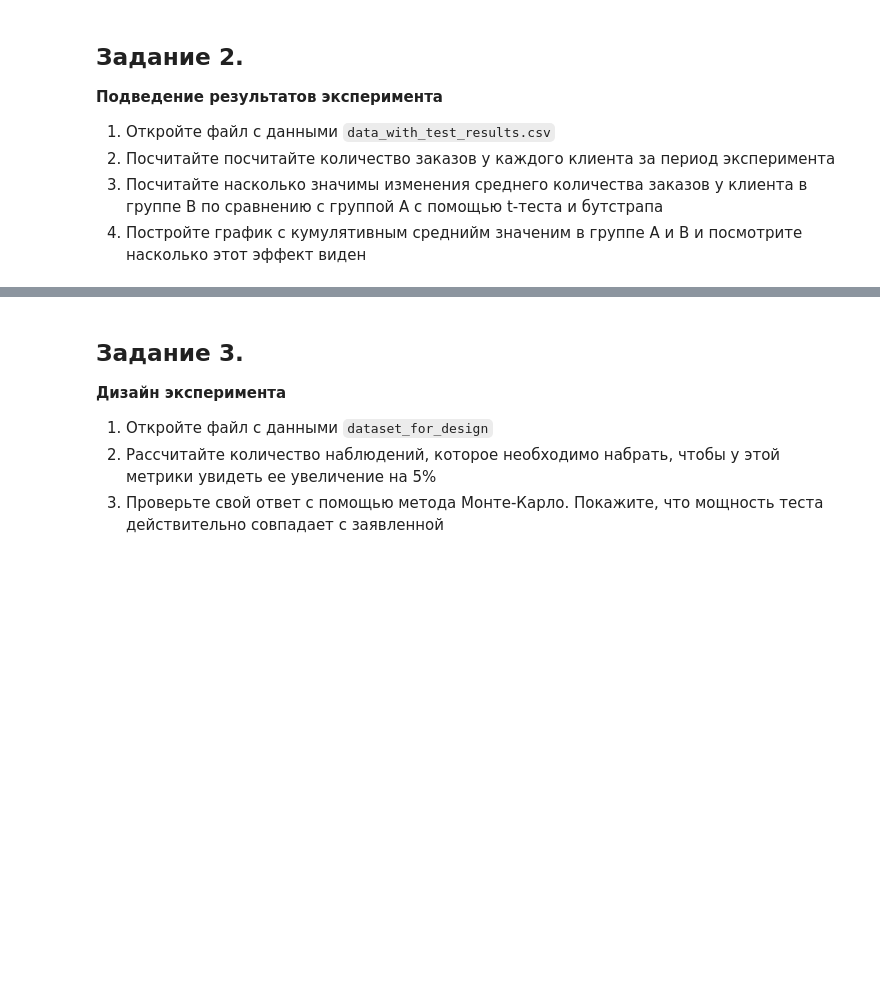
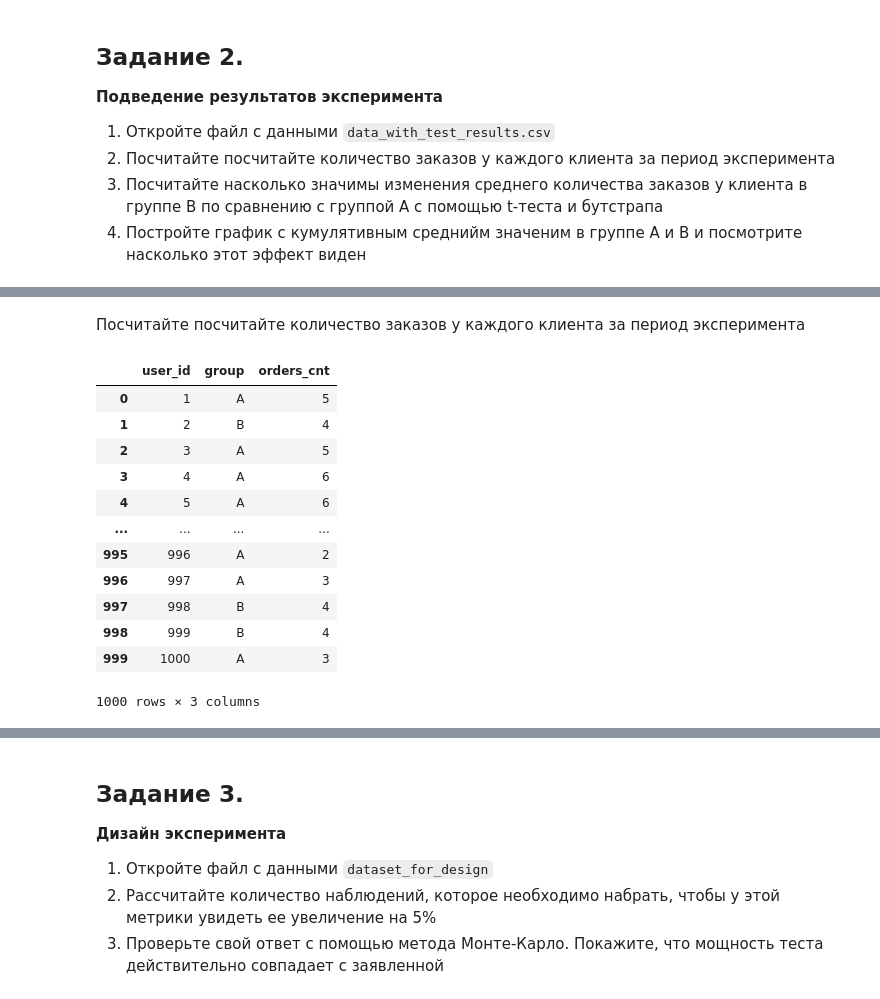
Before and after one commit to Yukkitsune/TBank-Analytics, a Jupyter notebook: Probability theory and mathematical statistics/homework3_statistics.ipynb, the cells around one changed output, grey strips where cells are left out. Drawn from its saved outputs; the diff is of its cells as text; code cells hidden in the pictures; blank space fills up the shorter version.

```diff
--- a/Probability theory and mathematical statistics/homework3_statistics.ipynb
+++ b/Probability theory and mathematical statistics/homework3_statistics.ipynb
@@ -38,0 +145,19 @@ from tqdm import tqdm
+# %% [markdown]
+Посчитайте посчитайте количество заказов у каждого клиента за период эксперимента
+# %%
+user_orders_cnt = test_results_df.groupby(['user_id','group'])['orders_cnt'].sum().reset_index()
+user_orders_cnt
+# %% [output]
+|  | user_id | group | orders_cnt |
+| 0 | 1 | A | 5 |
+| 1 | 2 | B | 4 |
+| 2 | 3 | A | 5 |
+| 3 | 4 | A | 6 |
+| 4 | 5 | A | 6 |
+| ... | ... | ... | ... |
+| 995 | 996 | A | 2 |
+| 996 | 997 | A | 3 |
+| 997 | 998 | B | 4 |
+| 998 | 999 | B | 4 |
+| 999 | 1000 | A | 3 |
+1000 rows × 3 columns
```
Also changed, not shown: parts of 21 cells of this notebook.
